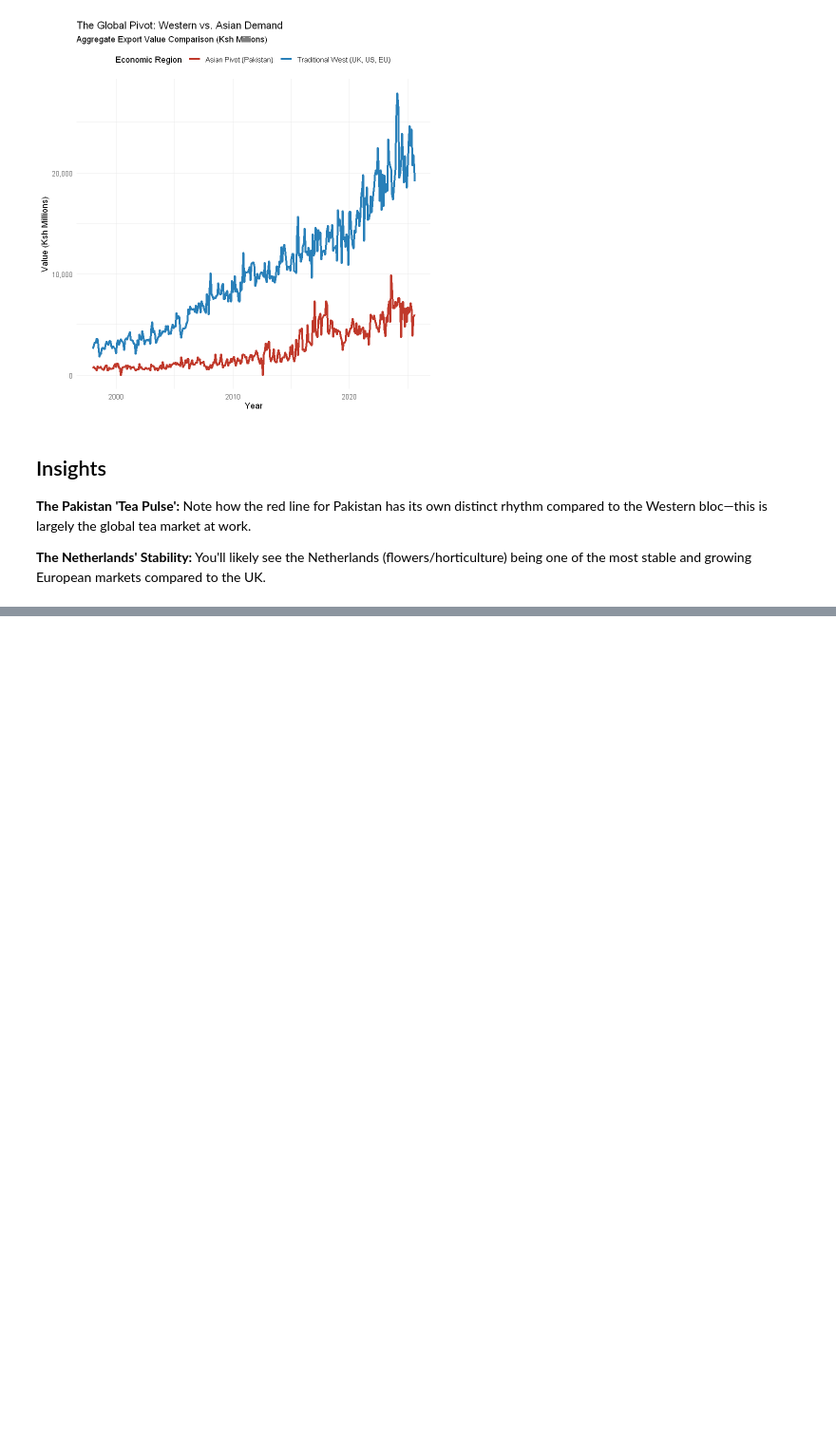
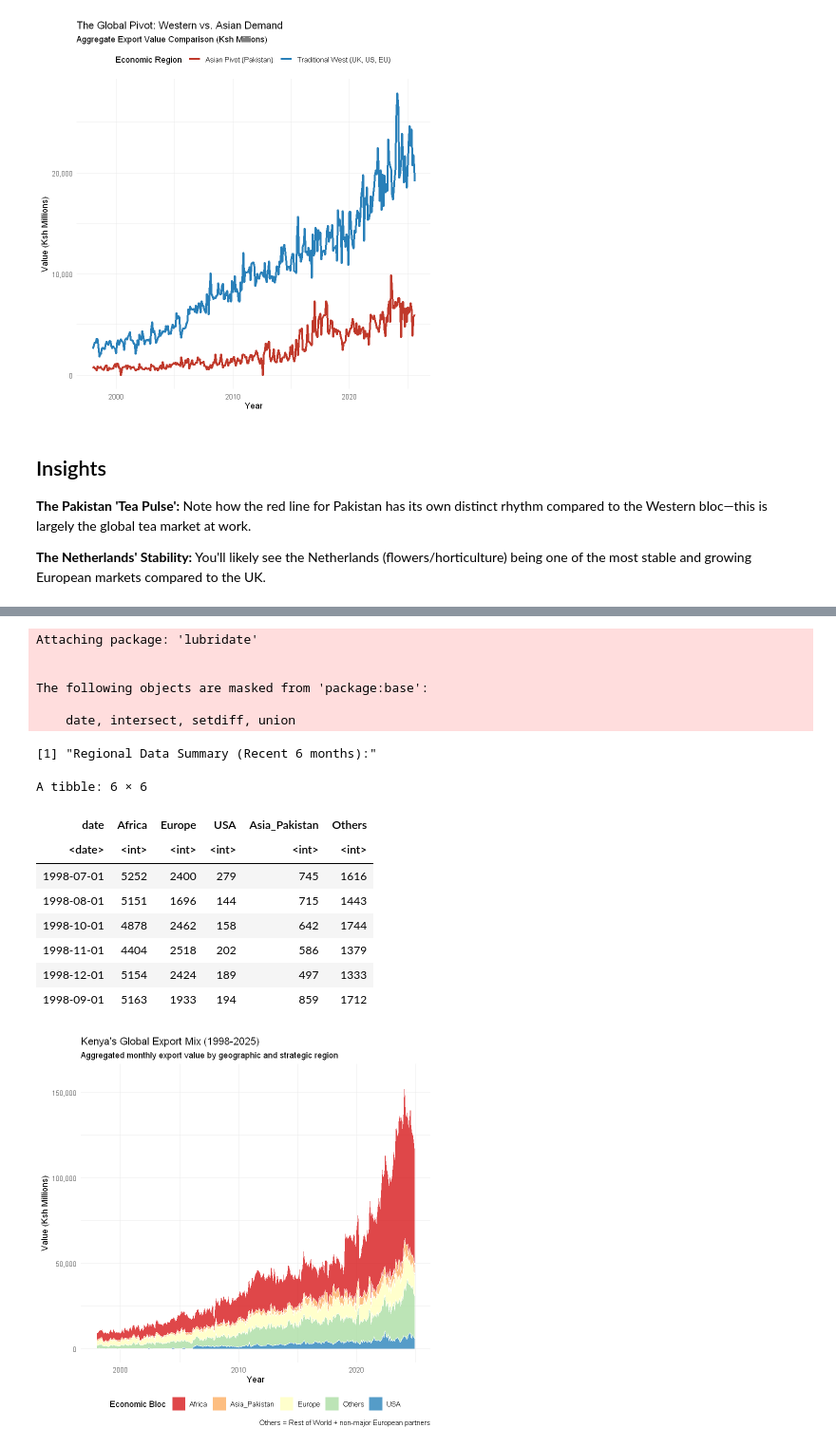
Before and after one commit to asaphray/cbk-macroeconomic-analysis, a Jupyter notebook: notebooks/r/09_value_exports_restofworld.ipynb, the cells around one changed output, grey strips where cells are left out. Shown at 95% size. Drawn from its saved outputs; the diff is of its cells as text; code cells hidden in the pictures; blank space fills up the shorter version.

```diff
--- a/notebooks/r/09_value_exports_restofworld.ipynb
+++ b/notebooks/r/09_value_exports_restofworld.ipynb
@@ -98,0 +107,72 @@ ggplot(df_blocs, aes(x = date, y = Value, color = Bloc)) +
+# %%
+library(tidyverse)
+library(scales)
+library(lubridate)
+
+# 1. Setup Paths (From notebooks/r to data/cleaned)
+data_dir <- "../../data/cleaned/"
+file_african <- paste0(data_dir, "value_exports_african.csv")
+file_row <- paste0(data_dir, "value_exports_restofworld.csv")
+
+# 2. Load and Clean African Exports (The Africa Total)
+df_africa_total <- read.csv(file_african, stringsAsFactors = FALSE) %>%
+  dplyr::mutate(date = as.Date(paste(year, month, "01", sep = "-"), format = "%Y-%B-%d")) %>%
+  dplyr::select(date, africa_total = total)
+
+# 3. Load and Clean Global Top Partners
+df_row <- read.csv(file_row, stringsAsFactors = FALSE) %>%
+  dplyr::mutate(date = as.Date(paste(year, month, "01", sep = "-"), format = "%Y-%B-%d")) %>%
+  dplyr::select(date, uk, germany, usa, netherlands, pakistan, france, belgium, global_total = total)
+
+# 4. Merge and Group into Regions
+df_regions <- dplyr::inner_join(df_row, df_africa_total, by = "date") %>%
+  dplyr::mutate(
+    # Regional Grouping
+    Europe = uk + germany + netherlands + france + belgium,
+    USA = usa,
+    Asia_Pakistan = pakistan,
+    Africa = africa_total,
+    # Calculate everything else as 'Others'
+    Others = global_total - (Europe + USA + Asia_Pakistan + Africa)
+  ) %>%
+  dplyr::select(date, Africa, Europe, USA, Asia_Pakistan, Others) %>%
+  # Reshape for plotting
+  tidyr::pivot_longer(cols = -date, names_to = "Region", values_to = "Value")
+
+# 5. Visualization: The Global Portfolio Mix
+# Using a stacked area chart to show how the "share" changes over time
+ggplot(df_regions, aes(x = date, y = Value, fill = Region)) +
+  geom_area(alpha = 0.8, color = "white", linewidth = 0.1) +
+  scale_y_continuous(labels = scales::label_comma()) +
+  scale_fill_brewer(palette = "Spectral") +
+  labs(
+    title = "Kenya's Global Export Mix (1998-2025)",
+    subtitle = "Aggregated monthly export value by geographic and strategic region",
+    x = "Year", y = "Value (Ksh Millions)",
+    fill = "Economic Bloc",
+    caption = "Others = Rest of World + non-major European partners"
+  ) +
+  theme_minimal() +
+  theme(legend.position = "bottom")
+
+# Final Inspection
+print("Regional Data Summary (Recent 6 months):")
+tail(df_regions %>% tidyr::pivot_wider(names_from = Region, values_from = Value))
+# %% [output]
+Attaching package: 'lubridate'
+
+
+The following objects are masked from 'package:base':
+
+    date, intersect, setdiff, union
+[1] "Regional Data Summary (Recent 6 months):"
+A tibble: 6 × 6
+| date | Africa | Europe | USA | Asia_Pakistan | Others |
+| <date> | <int> | <int> | <int> | <int> | <int> |
+| 1998-07-01 | 5252 | 2400 | 279 | 745 | 1616 |
+| 1998-08-01 | 5151 | 1696 | 144 | 715 | 1443 |
+| 1998-10-01 | 4878 | 2462 | 158 | 642 | 1744 |
+| 1998-11-01 | 4404 | 2518 | 202 | 586 | 1379 |
+| 1998-12-01 | 5154 | 2424 | 189 | 497 | 1333 |
+| 1998-09-01 | 5163 | 1933 | 194 | 859 | 1712 |
+[figure, added]
```
Also changed, not shown: parts of 1 cell of this notebook.
